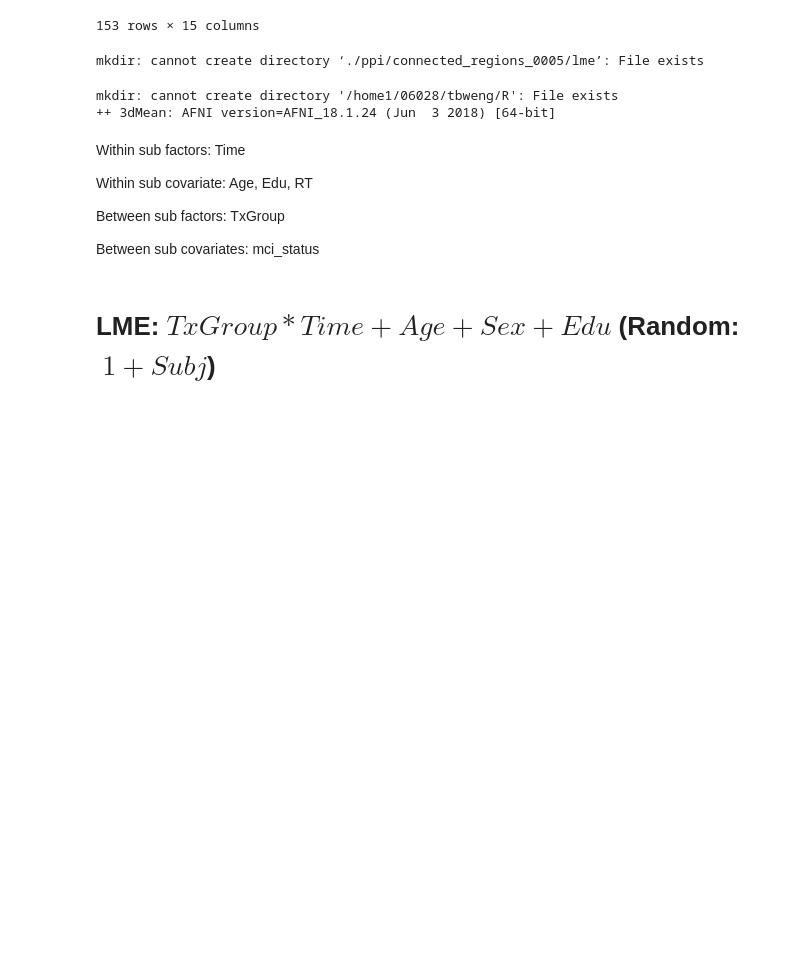
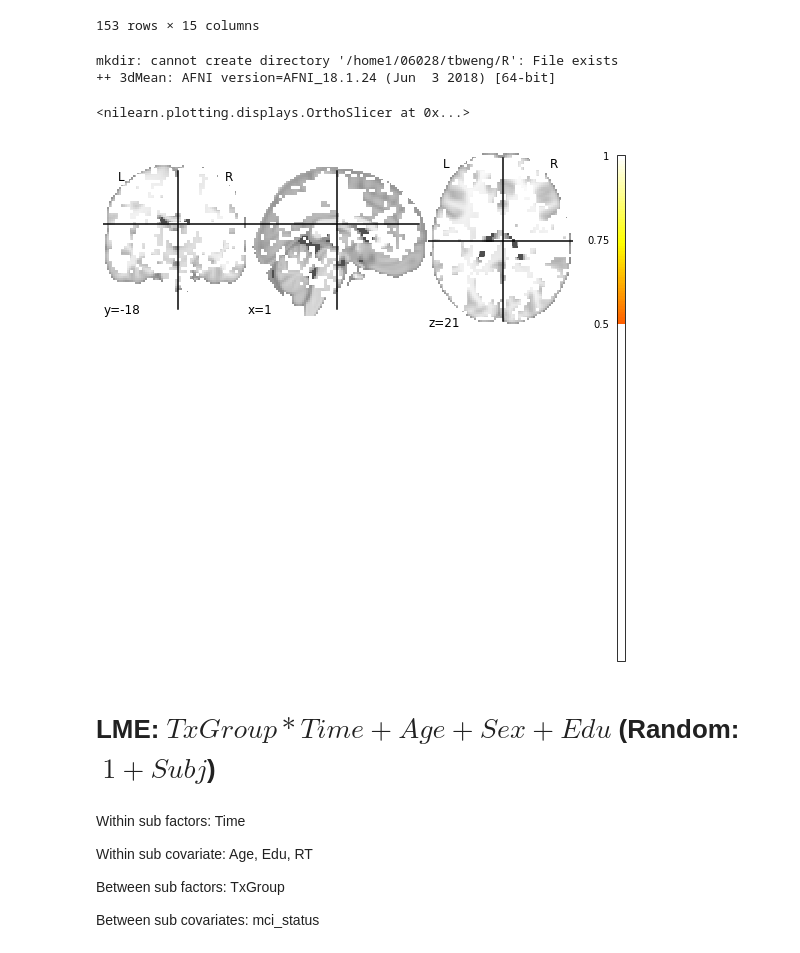
Before and after one commit to tbweng/lllt, a Jupyter notebook: lme.ipynb, the cells around one changed output. Cells and saved outputs as stored; diff of their text form; code cells hidden in the pictures; blank space fills up the shorter version.

```diff
--- a/lme.ipynb
+++ b/lme.ipynb
@@ -150,10 +152,8 @@ df_lme
 153 rows × 15 columns
 # %%
 #write out df for 3dlme
-! mkdir ./ppi/connected_regions_0005/lme
-df_lme[['sid', 'mci_status', 'tx_allocation', 'age', 'education', 'time', 'InputFile']].to_csv(f'./ppi/connected_regions_0005/lme/table.txt', index=False, sep=' ', header=['Subj', 'mci_group', 'TxGroup', 'Age', 'Edu', 'Time', 'InputFile'])
+! mkdir -p ./ppi/connected_regions_0005/lme
+df_lme[['sid', 'mci_status', 'tx_allocation', 'age', 'sex', 'time', 'InputFile']].to_csv(f'./ppi/connected_regions_0005/lme/table.txt', index=False, sep=' ', header=['Subj', 'mci_group', 'TxGroup', 'Age', 'Sex', 'Time', 'InputFile'])
-# %% [output]
-mkdir: cannot create directory ‘./ppi/connected_regions_0005/lme’: File exists
 # %%
 # create mean image
 
@@ -162,6 +162,20 @@ mkdir: cannot create directory ‘./ppi/connected_regions_0005/lme’: File exis
 # %% [output]
 mkdir: cannot create directory '/home1/06028/tbweng/R': File exists
 ++ 3dMean: AFNI version=AFNI_18.1.24 (Jun  3 2018) [64-bit]
+# %%
+# binarize mean image to use as mask
+from nilearn import plotting, image, masking
+from nilearn.image import load_img, math_img
+
+mask = math_img('img > 0', img=load_img('./ppi/connected_regions_0005/lme/mean.nii.gz'))
+mask.to_filename('./ppi/connected_regions_0005/lme/mask.nii.gz')
+
+plotting.plot_stat_map(mask)
+# %% [output]
+<nilearn.plotting.displays.OrthoSlicer at 0x...>
+[figure, added]
+# %% [markdown]
+# LME: $TxGroup*Time + Age + Sex + Edu$ (Random: $~1 + Subj$)
 # %% [markdown]
 
 Within sub factors: Time
@@ -171,5 +185,3 @@ Within sub covariate: Age, Edu, RT
 Between sub factors: TxGroup
 
 Between sub covariates: mci_status
-# %% [markdown]
-# LME: $TxGroup*Time + Age + Sex + Edu$ (Random: $~1 + Subj$)
```
Also changed, not shown: parts of 4 cells of this notebook.
